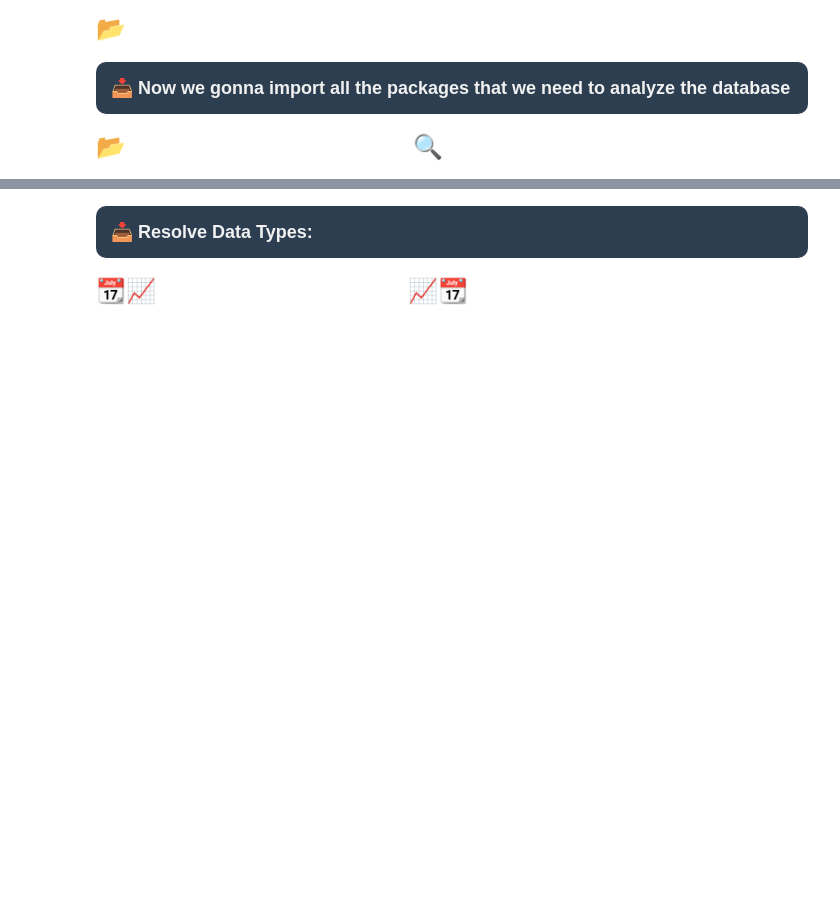
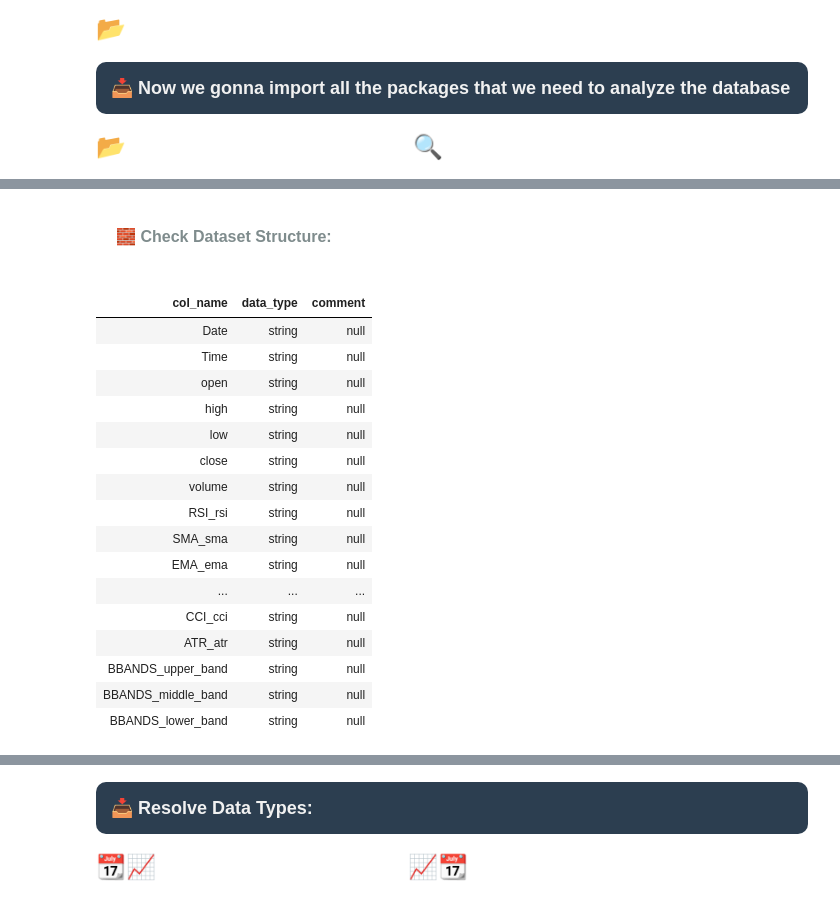
Before and after one commit to TiagoPedrotkd/BDA_SMV, a Jupyter notebook: notebooks/EDA.ipynb, the cells around one changed output, grey strips where cells are left out. Cells and saved outputs as stored; diff of their text form; code cells hidden in the pictures; blank space fills up the shorter version.

```diff
--- a/notebooks/EDA.ipynb
+++ b/notebooks/EDA.ipynb
@@ -404,0 +210,25 @@ df['PS_Ratio_NVDA'].fillna(0, inplace=True)
+# %% [markdown]
+<p style="font-size: 16px; color: #7f8c8d; padding: 20px; border-radius: 10px;">
+    🧱 <strong>Check Dataset Structure:</strong>
+</p>
+# %%
+schema_df = spark.sql("DESCRIBE nvidia")
+display(schema_df)
+# %% [output]
+| col_name | data_type | comment |
+| Date | string | null |
+| Time | string | null |
+| open | string | null |
+| high | string | null |
+| low | string | null |
+| close | string | null |
+| volume | string | null |
+| RSI_rsi | string | null |
+| SMA_sma | string | null |
+| EMA_ema | string | null |
+| ... | ... | ... |
+| CCI_cci | string | null |
+| ATR_atr | string | null |
+| BBANDS_upper_band | string | null |
+| BBANDS_middle_band | string | null |
+| BBANDS_lower_band | string | null |
```
Also changed, not shown: parts of 65 cells of this notebook, 16 other files.
